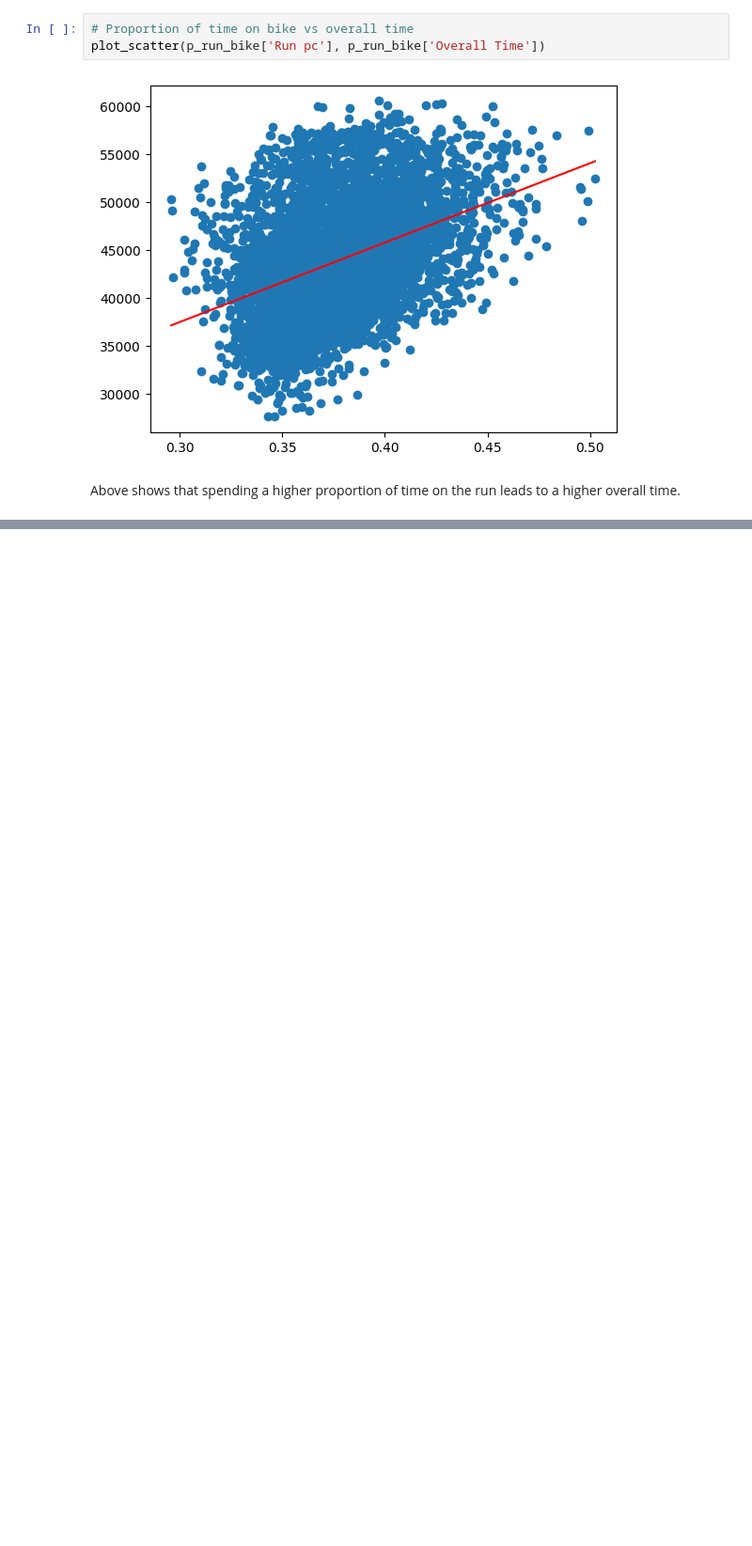
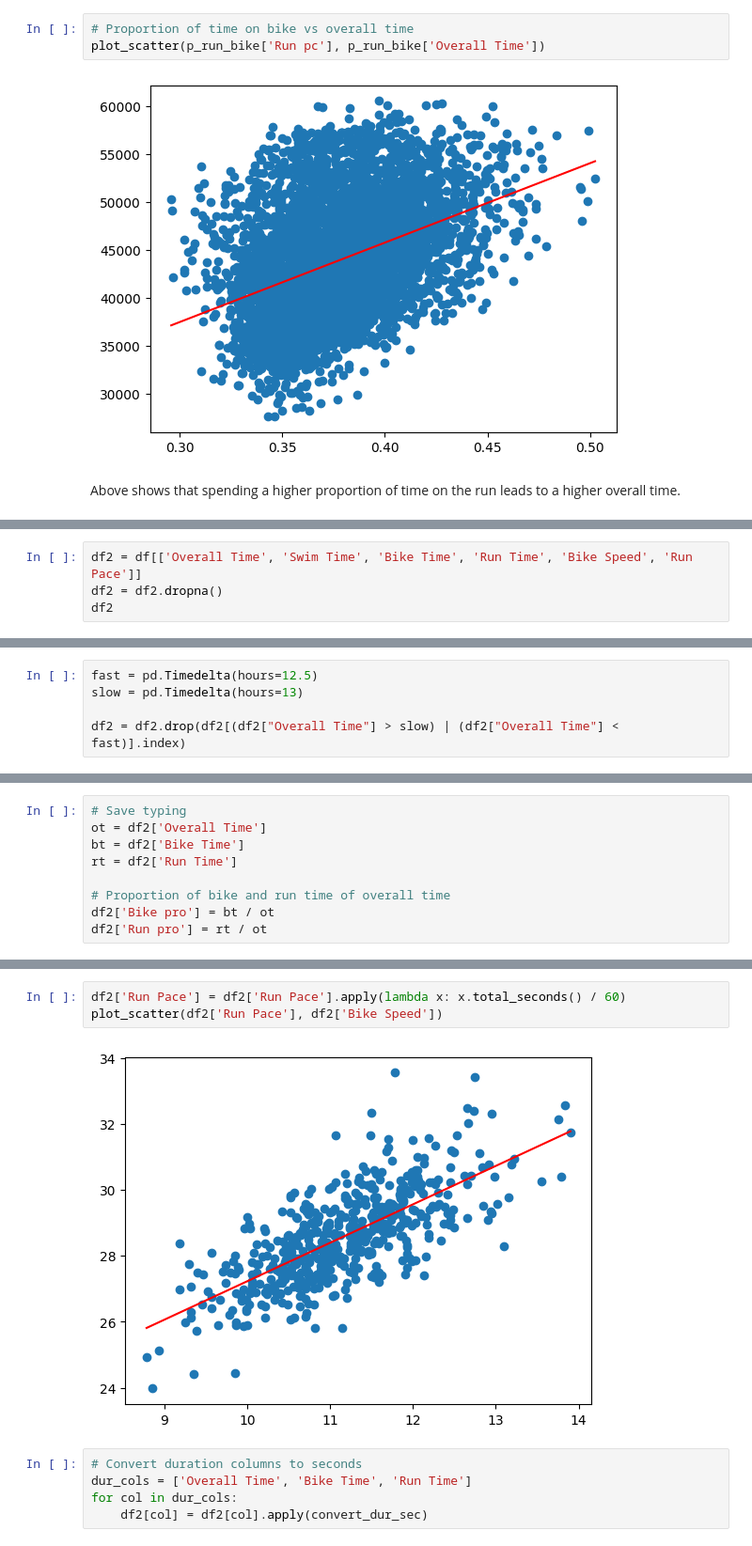
Before and after one commit to Codeiwomple/im_analysis, a Jupyter notebook: imabs.ipynb, the cells around one changed output, grey strips where cells are left out. Shown at 94% size. Saved outputs shown, nothing was run; the diff lists cells and outputs as text; blank space fills up the shorter version.

```diff
--- a/imabs.ipynb
+++ b/imabs.ipynb
@@ -228,0 +213,4 @@ Above shows that spending a higher proportion of time on the run leads to a high
+# %%
+df2 = df[['Overall Time', 'Swim Time', 'Bike Time', 'Run Time', 'Bike Speed', 'Run Pace']]
+df2 = df2.dropna()
+df2
@@ -228,0 +231,5 @@ Above shows that spending a higher proportion of time on the run leads to a high
+# %%
+fast = pd.Timedelta(hours=12.5)
+slow = pd.Timedelta(hours=13)
+
+df2 = df2.drop(df2[(df2["Overall Time"] > slow) | (df2["Overall Time"] < fast)].index)
@@ -228,0 +258,9 @@ Above shows that spending a higher proportion of time on the run leads to a high
+# %%
+# Save typing
+ot = df2['Overall Time']
+bt = df2['Bike Time']
+rt = df2['Run Time']
+
+# Proportion of bike and run time of overall time
+df2['Bike pro'] = bt / ot
+df2['Run pro'] = rt / ot
@@ -228,0 +295,10 @@ Above shows that spending a higher proportion of time on the run leads to a high
+# %%
+df2['Run Pace'] = df2['Run Pace'].apply(lambda x: x.total_seconds() / 60)
+plot_scatter(df2['Run Pace'], df2['Bike Speed'])
+# %% [output]
+[figure, added]
+# %%
+# Convert duration columns to seconds
+dur_cols = ['Overall Time', 'Bike Time', 'Run Time']
+for col in dur_cols:
+    df2[col] = df2[col].apply(convert_dur_sec)
```
Also changed, not shown: parts of 12 cells of this notebook.
